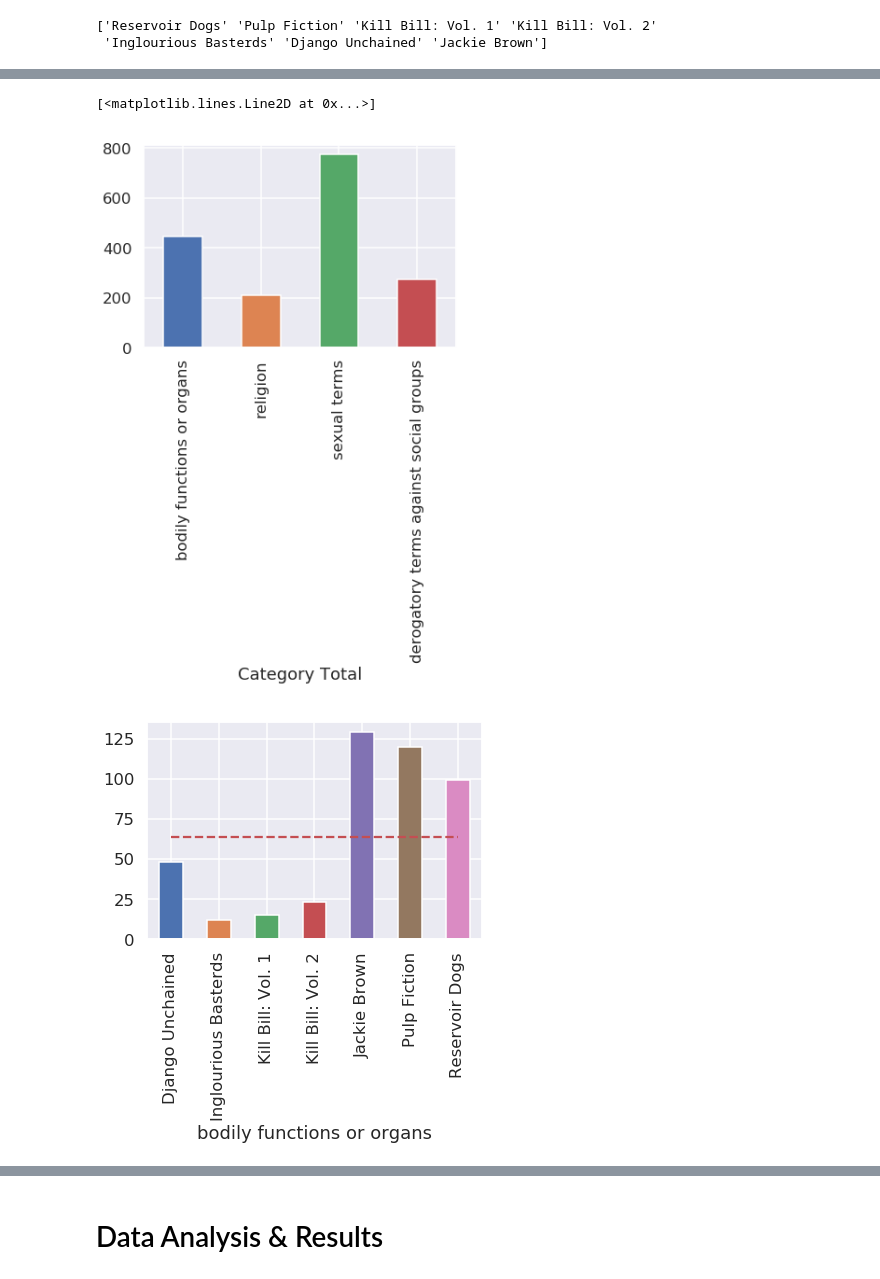
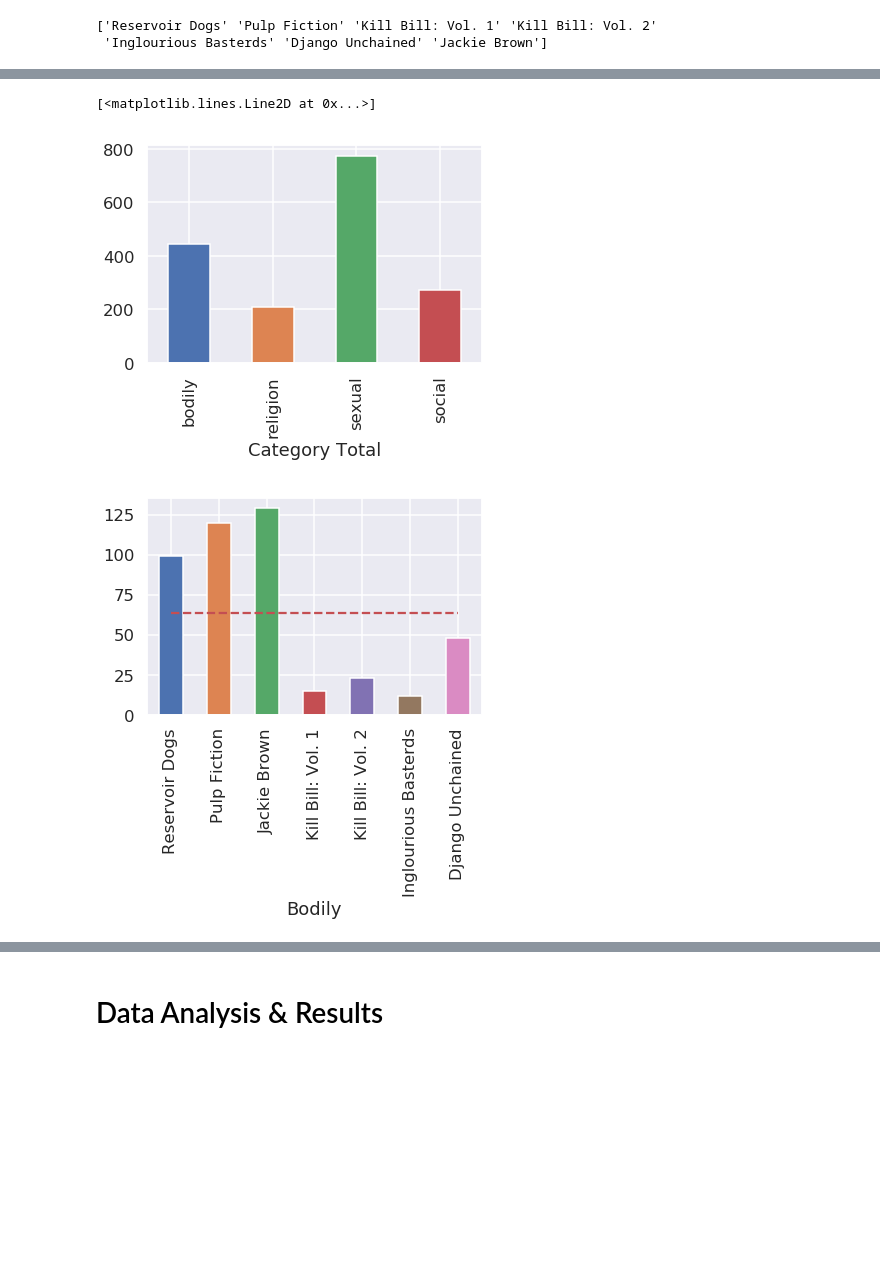
Before and after one commit to janinehou/COGS-108-Final-Project, a Jupyter notebook: FinalProject-Draft.ipynb, the cells around one changed output, grey strips where cells are left out. Cells and saved outputs as stored; diff of their text form; code cells hidden in the pictures; blank space fills up the shorter version.

Commit message:
reordered graphs

```diff
--- a/FinalProject-Draft.ipynb
+++ b/FinalProject-Draft.ipynb
@@ -102,7 +102,7 @@ pd.set_option('precision', 2)
 # %% [markdown]
 Describe your data cleaning steps here.
 # %%
-movie_list=['Django Unchained', 'Inglourious Basterds', 'Kill Bill: Vol. 1', 'Kill Bill: Vol. 2', 'Jackie Brown', 'Pulp Fiction', 'Reservoir Dogs']
+movie_list=['Reservoir Dogs', 'Pulp Fiction', 'Jackie Brown', 'Kill Bill: Vol. 1', 'Kill Bill: Vol. 2', 'Inglourious Basterds', 'Django Unchained']
 religion=['goddamned', 'bastards', 'bastard', 'goddamn', 'damn', 'damned', 'hell']
 sexual=['fucked', 'fucking', 'fuck', 'fucks', 'fucker', 'fuckers', 'fuckup', 'motherfucker',  'cockblockery',  'fuckface', 'cocksucker', 'fuckhead', 'motherfuckers', 'motherfucking']
 body=['dick', 'dicks', 'dumbass','jackass', 'shit', 'shitload', 'horseshit',  'shittiest', 'pussy', 'bullshit', 'shitless', 'shitting', 'horeshit', 'merde', 'shithead',  'chickenshit', 'dickless', 'ass', 'asses', 'asshole', 'assholes', 'asshead', 'shitty']
@@ -114,9 +114,13 @@ words = words.drop(['minutes_in', 'type'], axis=1)
 words = words.dropna()
 words['category'] = np.nan
 words.loc[words['word'].isin(religion), 'category'] = 'religion'
-words.loc[words['word'].isin(sexual), 'category'] = 'sexual terms'
-words.loc[words['word'].isin(body), 'category'] = 'bodily functions or organs'
-words.loc[words['word'].isin(other), 'category'] = 'derogatory terms against social groups'
+words.loc[words['word'].isin(sexual), 'category'] = 'sexual'
+words.loc[words['word'].isin(body), 'category'] = 'bodily'
+words.loc[words['word'].isin(other), 'category'] = 'social'
+
+words = words.set_index('movie')
+words.loc[movie_list]
+
 print(words['category'].isnull().sum())
 #print(words['category'].isnull())
 print(words)
@@ -124,7 +128,9 @@ print(words)
 imdb = pd.read_csv('movie_metadata.csv')
 imdb = imdb.drop(imdb[imdb.director_name != 'Quentin Tarantino'].index)
 imdb = imdb.drop(706)
-imdb = imdb.loc[:,['movie_title', 'gross', 'budget', 'imdb_score']]
+imdb = imdb.loc[:,['movie_title', 'gross', 'budget', 'imdb_score', 'title_year']]
+
+imdb = imdb.sort_values(['title_year'])
 print(imdb)
 
 awards = pd.read_csv('database.csv')
@@ -283,45 +288,45 @@ category_av_religion = sum_religion(category_av)
 category_av_sex = sum_sex(category_av)
 category_av_derogatory = sum_derogatory(category_av)
 count_av=[int(category_av_body), int(category_av_religion), int(category_av_sex), int(category_av_derogatory)]
-categories_8 = ['bodily functions or organs', 'religion', 'sexual terms', 'derogatory terms against social groups']
+categories_8 = ['bodily', 'religion', 'sexual', 'social']
 data_category_av = {'Category Total':categories_8,'count_av':count_av}
 df_category_av = pd.DataFrame(data_category_av)
 category_av_bar = df_category_av.plot.bar(x='Category Total', y='count_av', legend=False)
 
-movies = ['Django Unchained','Inglourious Basterds', 'Kill Bill: Vol. 1', 'Kill Bill: Vol. 2', 'Jackie Brown', 'Pulp Fiction','Reservoir Dogs']
+movies = ['Reservoir Dogs', 'Pulp Fiction', 'Jackie Brown', 'Kill Bill: Vol. 1', 'Kill Bill: Vol. 2', 'Inglourious Basterds', 'Django Unchained']
 #Body Category
-count_body=[django_body,inglor_body, kill_body, kill2_body, jackie_body, pulp_body, dogs_body]
-data_category_body = {'bodily functions or organs':movies,'count_body':count_body}
+count_body=[dogs_body, pulp_body, jackie_body, kill_body, kill2_body, inglor_body, django_body]
+data_category_body = {'Bodily':movies,'count_body':count_body}
 df_body_av = pd.DataFrame(data_category_body)
-body_av_bar = df_body_av.plot.bar(x='bodily functions or organs', y='count_body', legend=False)
+body_av_bar = df_body_av.plot.bar(x='Bodily', y='count_body', legend=False)
 flat = np.array([category_av_body/7,category_av_body/7,category_av_body/7,category_av_body/7,category_av_body/7,category_av_body/7,category_av_body/7])
-plt.plot(df_body_av['bodily functions or organs'], flat, 'r--')
+plt.plot(df_body_av['Bodily'], flat, 'r--')
 
 
 #Religion Category
-count_religion=[django_religion,inglor_religion, kill_religion, kill2_religion, jackie_religion, pulp_religion, dogs_religion]
+count_religion=[dogs_religion, pulp_religion, jackie_religion, kill_religion, kill2_religion, inglor_religion, django_religion]
 data_category_religion = {'Religion':movies,'count_religion':count_religion}
 df_religion_av = pd.DataFrame(data_category_religion)
 religion_av_bar = df_religion_av.plot.bar(x='Religion', y='count_religion', legend=False)
 flat2 = np.array([category_av_religion/7,category_av_religion/7,category_av_religion/7,category_av_religion/7,category_av_religion/7,category_av_religion/7,category_av_religion/7])
 plt.plot(df_religion_av['Religion'], flat2, 'r--')
 
 #Sex Category
-count_sex=[django_sex,inglor_sex, kill_sex, kill2_sex, jackie_sex, pulp_sex, dogs_sex]
+count_sex=[dogs_sex, pulp_sex, jackie_sex, kill_sex, kill2_sex, inglor_sex, django_sex]
 data_category_sex = {'Sex':movies,'count_sex':count_sex}
 df_sex_av = pd.DataFrame(data_category_sex)
 sex_av_bar = df_sex_av.plot.bar(x='Sex', y='count_sex', legend=False)
 flat3 = np.array([category_av_sex/7,category_av_sex/7,category_av_sex/7,category_av_sex/7,category_av_sex/7,category_av_sex/7,category_av_sex/7])
 plt.plot(df_sex_av['Sex'], flat3, 'r--')
 
 #Deragatory Category
-count_derogatory=[django_derogatory,inglor_derogatory, kill_derogatory, kill2_derogatory, jackie_derogatory, pulp_derogatory, dogs_derogatory]
+count_derogatory=[dogs_derogatory, pulp_derogatory, jackie_derogatory, kill_derogatory, kill2_derogatory, inglor_derogatory, django_derogatory]
 data_category_derogatory = {'Derogatory':movies,'count_derogatory':count_derogatory}
 df_derogatory_av = pd.DataFrame(data_category_derogatory)
 derogatory_av_bar = df_derogatory_av.plot.bar(x='Derogatory', y='count_derogatory', legend=False)
 flat4 = np.array([category_av_derogatory/7,category_av_derogatory/7,category_av_derogatory/7,category_av_derogatory/7,category_av_derogatory/7,category_av_derogatory/7,category_av_derogatory/7])
 plt.plot(df_derogatory_av['Derogatory'], flat4, 'r--')
 # %% [output]
 [<matplotlib.lines.Line2D at 0x...>]
-[figure, old version]
+[figure, new version]
-[figure, old version]
+[figure, new version]
```
Also changed, not shown: parts of 5 cells of this notebook.
